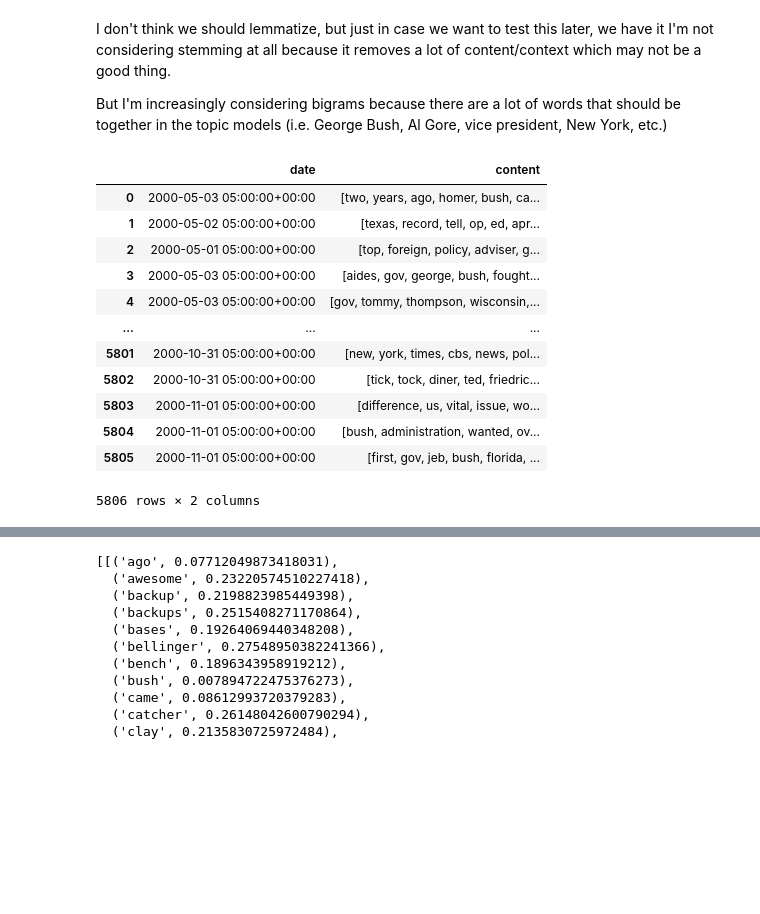
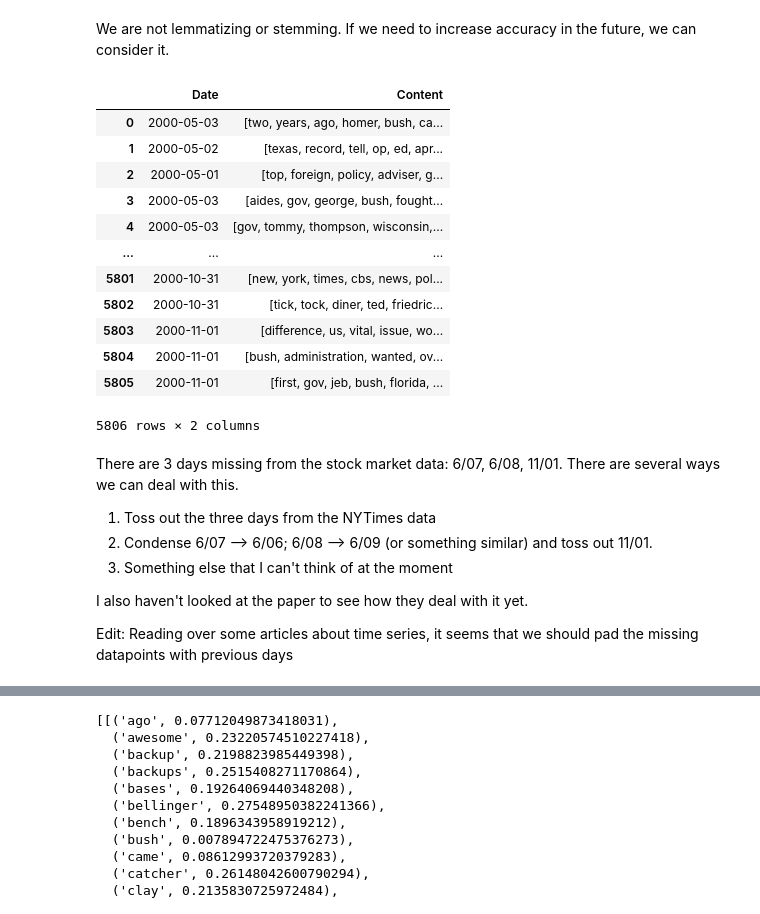
Before and after one commit to Jagaskak/CourseProject, a Jupyter notebook: Untitled.ipynb, the cells around one changed output, grey strips where cells are left out. Saved outputs shown, nothing was run; the diff lists cells and outputs as text; code cells hidden in the pictures; blank space fills up the shorter version.

```diff
--- a/Untitled.ipynb
+++ b/Untitled.ipynb
@@ -27,6 +33,6 @@ import matplotlib.pyplot as plt
 # %%
 stop_words = stopwords.words('english')
-stop_words.extend(['mr'])
+# stop_words.extend(['mr', 'ms', 'said'])
 # %%
 # def lemmatize(content, tags=['NOUN', 'ADJ', 'VERB', 'ADV']):
 #     nlp = spacy.load('en', disable=['parser', 'ner'])
@@ -48,40 +54,49 @@ def remove_stopwords(content):
             continue
         words.append(word)
     return words
-# %% [markdown]
-I don't think we should lemmatize, but just in case we want to test this later, we have it
-I'm not considering stemming at all because it removes a lot of content/context which may not be a good thing.
-
-But I'm increasingly considering bigrams because there are a lot of words that should be together in the topic models (i.e. George Bush, Al Gore, vice president, New York, etc.)
+# %% [markdown]
+We are not lemmatizing or stemming. If we need to increase accuracy in the future, we can consider it.
 # %%
+# New York Times Data
 rows = []
 dates = []
 articles = []
 for month in range(5, 11):
     with open("Data/NYTimes/"+ str(month) + ".txt") as f:
         for i, line in enumerate(f):
             date, article = line.split(",", 1)
-            timestamp = datetime.datetime.strptime(date, "%Y-%m-%dT%H:%M:%S%z")
+            timestamp = datetime.datetime.strptime(date, "%Y-%m-%dT%H:%M:%S%z").date()
             tokenized = tokenize(article)
             destopped = remove_stopwords(tokenized)
 
             articles.append(destopped)
             dates.append(timestamp)
             rows.append([timestamp, destopped])
 
-df = pd.DataFrame(rows, columns=["date", "content"])
-df
+nytimes = pd.DataFrame(rows, columns=["Date", "Content"])
+unique_dates = sorted(list(set(nytimes["Date"])))
+# print (unique_dates)
+nytimes
 # %% [output]
-|  | date | content |
-| 0 | 2000-05-03 05:00:00+00:00 | [two, years, ago, homer, bush, ca... |
-| 1 | 2000-05-02 05:00:00+00:00 | [texas, record, tell, op, ed, apr... |
-| 2 | 2000-05-01 05:00:00+00:00 | [top, foreign, policy, adviser, g... |
-| 3 | 2000-05-03 05:00:00+00:00 | [aides, gov, george, bush, fought... |
-| 4 | 2000-05-03 05:00:00+00:00 | [gov, tommy, thompson, wisconsin,... |
+|  | Date | Content |
+| 0 | 2000-05-03 | [two, years, ago, homer, bush, ca... |
+| 1 | 2000-05-02 | [texas, record, tell, op, ed, apr... |
+| 2 | 2000-05-01 | [top, foreign, policy, adviser, g... |
+| 3 | 2000-05-03 | [aides, gov, george, bush, fought... |
+| 4 | 2000-05-03 | [gov, tommy, thompson, wisconsin,... |
 | ... | ... | ... |
-| 5801 | 2000-10-31 05:00:00+00:00 | [new, york, times, cbs, news, pol... |
-| 5802 | 2000-10-31 05:00:00+00:00 | [tick, tock, diner, ted, friedric... |
-| 5803 | 2000-11-01 05:00:00+00:00 | [difference, us, vital, issue, wo... |
-| 5804 | 2000-11-01 05:00:00+00:00 | [bush, administration, wanted, ov... |
-| 5805 | 2000-11-01 05:00:00+00:00 | [first, gov, jeb, bush, florida, ... |
+| 5801 | 2000-10-31 | [new, york, times, cbs, news, pol... |
+| 5802 | 2000-10-31 | [tick, tock, diner, ted, friedric... |
+| 5803 | 2000-11-01 | [difference, us, vital, issue, wo... |
+| 5804 | 2000-11-01 | [bush, administration, wanted, ov... |
+| 5805 | 2000-11-01 | [first, gov, jeb, bush, florida, ... |
 5806 rows × 2 columns
+# %% [markdown]
+There are 3 days missing from the stock market data: 6/07, 6/08, 11/01. There are several ways we can deal with this.
+1. Toss out the three days from the NYTimes data
+2. Condense 6/07 --> 6/06; 6/08 --> 6/09 (or something similar) and toss out 11/01.
+3. Something else that I can't think of at the moment
+
+I also haven't looked at the paper to see how they deal with it yet.
+
+Edit: Reading over some articles about time series, it seems that we should pad the missing datapoints with previous days
```
Also changed, not shown: parts of 22 cells of this notebook.
